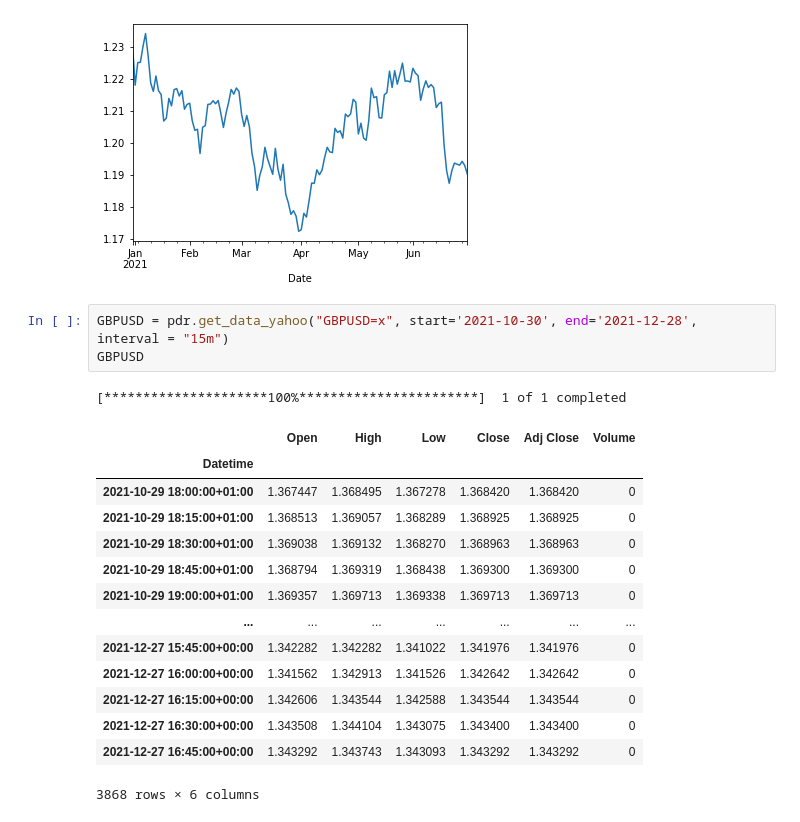
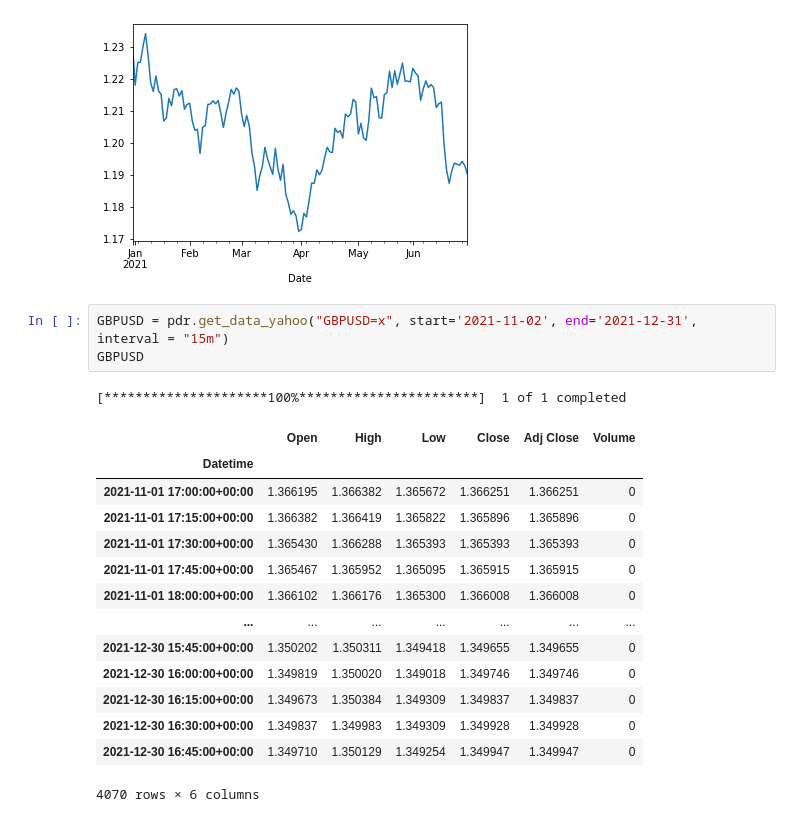
Before and after one commit to phongyanon/PythonInvestment, a Jupyter notebook: ImportYahooFin.ipynb, the cells around one changed output. Drawn from its saved outputs; the diff is of its cells as text.

```diff
--- a/ImportYahooFin.ipynb
+++ b/ImportYahooFin.ipynb
@@ -31,21 +102,21 @@ data.Close.plot()
 <AxesSubplot:xlabel='Date'>
 [figure]
 # %%
-GBPUSD = pdr.get_data_yahoo("GBPUSD=x", start='2021-10-30', end='2021-12-28', interval = "15m")
+GBPUSD = pdr.get_data_yahoo("GBPUSD=x", start='2021-11-02', end='2021-12-31', interval = "15m")
 GBPUSD
 # %% [output]
 [*********************100%***********************]  1 of 1 completed
 |  | Open | High | Low | Close | Adj Close | Volume |
 | Datetime |  |  |  |  |  |  |
-| 2021-10-29 18:00:00+01:00 | 1.367447 | 1.368495 | 1.367278 | 1.368420 | 1.368420 | 0 |
-| 2021-10-29 18:15:00+01:00 | 1.368513 | 1.369057 | 1.368289 | 1.368925 | 1.368925 | 0 |
-| 2021-10-29 18:30:00+01:00 | 1.369038 | 1.369132 | 1.368270 | 1.368963 | 1.368963 | 0 |
-| 2021-10-29 18:45:00+01:00 | 1.368794 | 1.369319 | 1.368438 | 1.369300 | 1.369300 | 0 |
-| 2021-10-29 19:00:00+01:00 | 1.369357 | 1.369713 | 1.369338 | 1.369713 | 1.369713 | 0 |
+| 2021-11-01 17:00:00+00:00 | 1.366195 | 1.366382 | 1.365672 | 1.366251 | 1.366251 | 0 |
+| 2021-11-01 17:15:00+00:00 | 1.366382 | 1.366419 | 1.365822 | 1.365896 | 1.365896 | 0 |
+| 2021-11-01 17:30:00+00:00 | 1.365430 | 1.366288 | 1.365393 | 1.365393 | 1.365393 | 0 |
+| 2021-11-01 17:45:00+00:00 | 1.365467 | 1.365952 | 1.365095 | 1.365915 | 1.365915 | 0 |
+| 2021-11-01 18:00:00+00:00 | 1.366102 | 1.366176 | 1.365300 | 1.366008 | 1.366008 | 0 |
 | ... | ... | ... | ... | ... | ... | ... |
-| 2021-12-27 15:45:00+00:00 | 1.342282 | 1.342282 | 1.341022 | 1.341976 | 1.341976 | 0 |
-| 2021-12-27 16:00:00+00:00 | 1.341562 | 1.342913 | 1.341526 | 1.342642 | 1.342642 | 0 |
-| 2021-12-27 16:15:00+00:00 | 1.342606 | 1.343544 | 1.342588 | 1.343544 | 1.343544 | 0 |
-| 2021-12-27 16:30:00+00:00 | 1.343508 | 1.344104 | 1.343075 | 1.343400 | 1.343400 | 0 |
-| 2021-12-27 16:45:00+00:00 | 1.343292 | 1.343743 | 1.343093 | 1.343292 | 1.343292 | 0 |
+| 2021-12-30 15:45:00+00:00 | 1.350202 | 1.350311 | 1.349418 | 1.349655 | 1.349655 | 0 |
+| 2021-12-30 16:00:00+00:00 | 1.349819 | 1.350020 | 1.349018 | 1.349746 | 1.349746 | 0 |
+| 2021-12-30 16:15:00+00:00 | 1.349673 | 1.350384 | 1.349309 | 1.349837 | 1.349837 | 0 |
+| 2021-12-30 16:30:00+00:00 | 1.349837 | 1.349983 | 1.349309 | 1.349928 | 1.349928 | 0 |
+| 2021-12-30 16:45:00+00:00 | 1.349710 | 1.350129 | 1.349254 | 1.349947 | 1.349947 | 0 |
-3868 rows × 6 columns
+4070 rows × 6 columns
```
Also changed, not shown: parts of 10 cells of this notebook, 19 other files.
